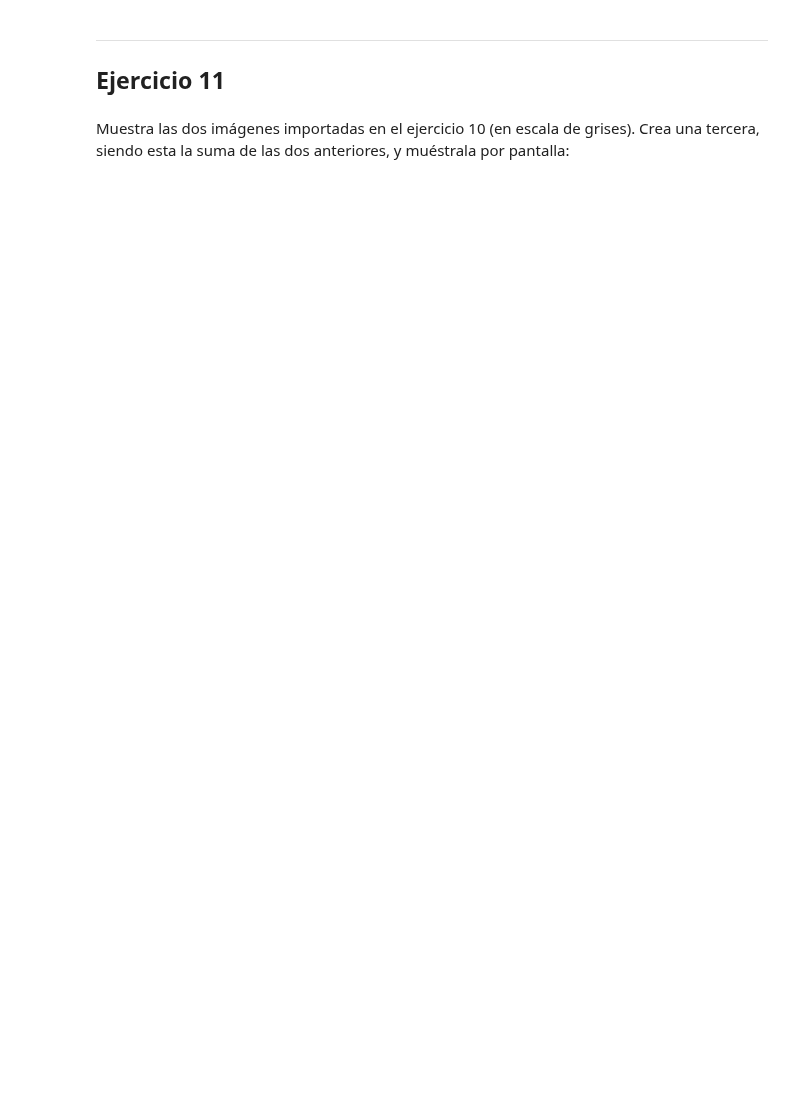
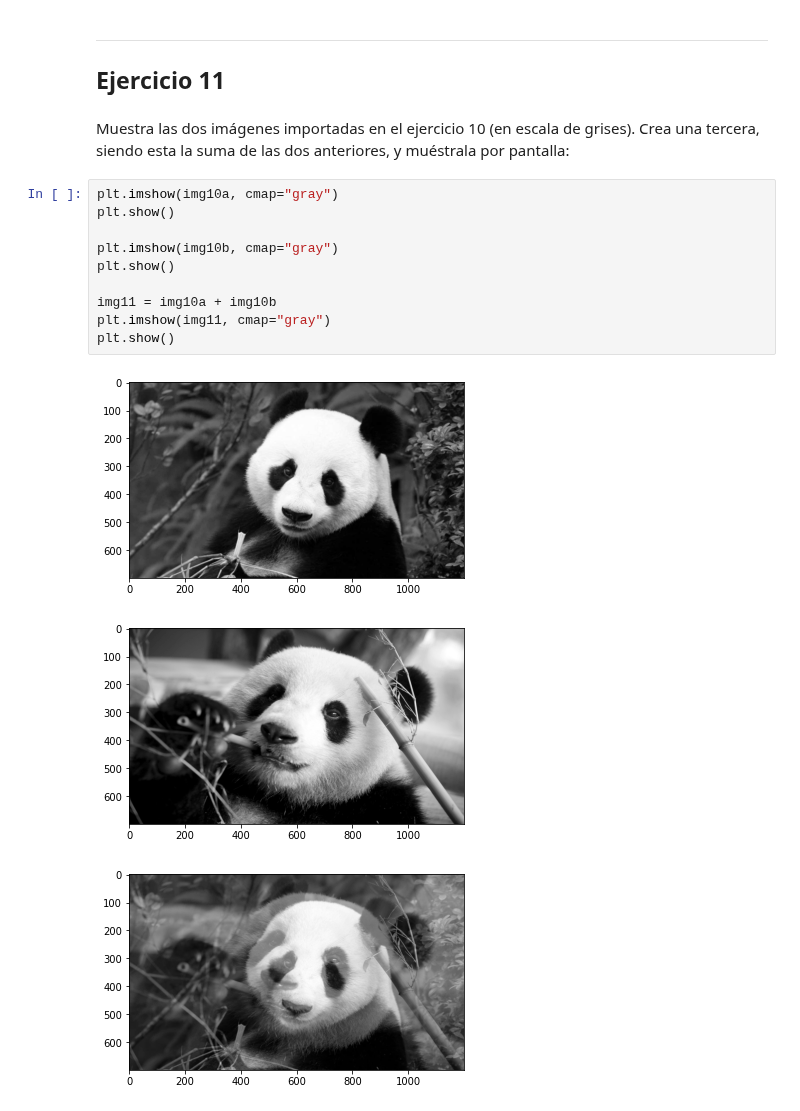
Before and after one commit to CarlosRyu98/PIA, a Jupyter notebook: 03 Tratamiento de imagen/01_Practica.ipynb, the cells around one changed output. Drawn from its saved outputs; the diff is of its cells as text; blank space fills up the shorter version.

```diff
--- a/03 Tratamiento de imagen/01_Practica.ipynb
+++ b/03 Tratamiento de imagen/01_Practica.ipynb
@@ -140,3 +141,17 @@ Busca o edita dos imágenes distintas a color para que tengan el mismo tamaño.
 ## Ejercicio 11
 # %% [markdown]
 Muestra las dos imágenes importadas en el ejercicio 10 (en escala de grises). Crea una tercera, siendo esta la suma de las dos anteriores, y muéstrala por pantalla:
+# %%
+plt.imshow(img10a, cmap="gray")
+plt.show()
+
+plt.imshow(img10b, cmap="gray")
+plt.show()
+
+img11 = img10a + img10b
+plt.imshow(img11, cmap="gray")
+plt.show()
+# %% [output]
+[figure, added]
+[figure, added]
+[figure, added]
```
Also changed, not shown: parts of 6 cells of this notebook, 5 other files.
